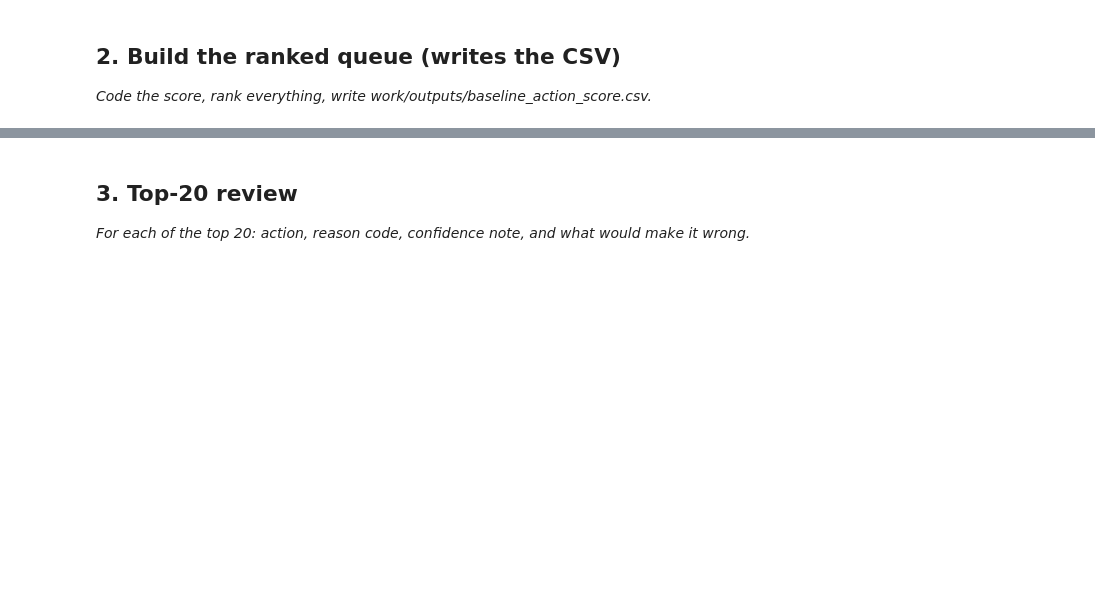
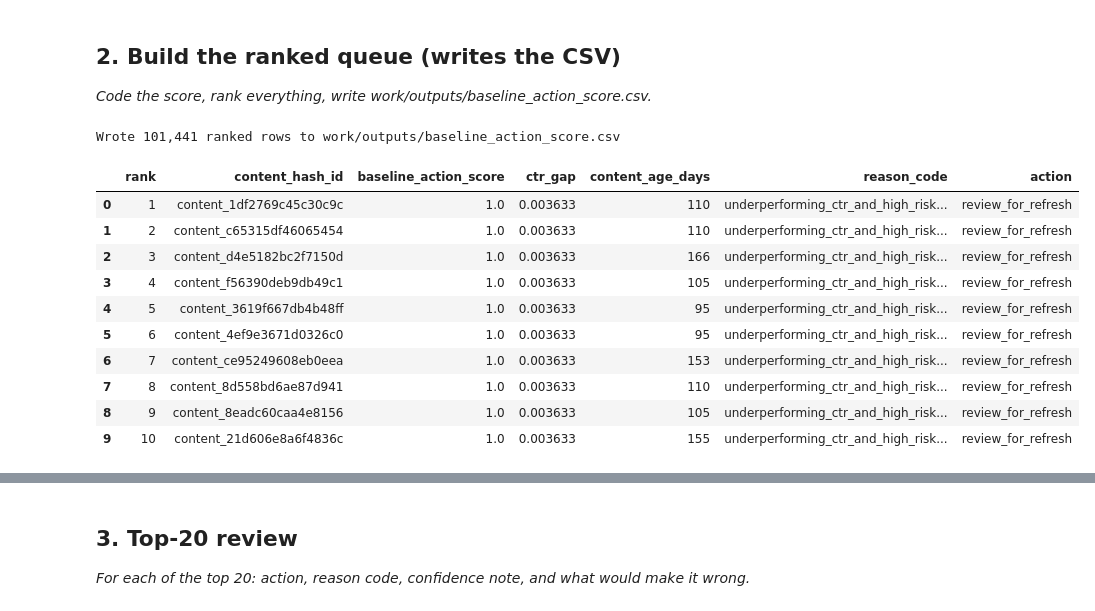
Before and after one commit to madaraf/Flyrank-intership-machine_learning, a Jupyter notebook: work/notebooks/w04_baseline_score.ipynb, the cells around one changed output, grey strips where cells are left out. Drawn from its saved outputs; the diff is of its cells as text; code cells hidden in the pictures; blank space fills up the shorter version.

```diff
--- a/work/notebooks/w04_baseline_score.ipynb
+++ b/work/notebooks/w04_baseline_score.ipynb
@@ -8,0 +31,9 @@ This skeleton is yours to fill. Work the sections **in order** — each one has
+# %%
+# Feature month (March 2026)
+MONTH = f"read_parquet('{REL}/fact_content_daily_performance/month=2026-03/*.parquet')"
+
+# Outcome month (April 2026)
+APRIL = f"read_parquet('{REL}/fact_content_daily_performance/month=2026-04/*.parquet')"
+
+# Dimension table
+DIM_CONTENT = f"read_parquet('{REL}/dim_content.parquet')"
@@ -22,0 +159,67 @@ This skeleton is yours to fill. Work the sections **in order** — each one has
+# %%
+import numpy as np
+import os
+
+# 1. Map Position to Expected CTR (Signal 1)
+def assign_pos_bucket(pos):
+    if pos <= 3: return 'top_3'
+    elif pos <= 10: return 'page_1'
+    elif pos <= 20: return 'page_2'
+    else: return 'beyond_page_2'
+
+features_df['position_bucket'] = features_df['avg_position_month'].apply(assign_pos_bucket)
+expected_ctr_map = features_df.groupby('position_bucket')['ctr_month'].mean().to_dict()
+features_df['expected_ctr'] = features_df['position_bucket'].map(expected_ctr_map)
+
+# Calculate CTR Gap (Positive = underperforming its position average)
+features_df['ctr_gap'] = features_df['expected_ctr'] - features_df['ctr_month']
+features_df['ctr_gap_norm'] = features_df['ctr_gap'].clip(lower=0) / features_df['ctr_gap'].clip(lower=0).max()
+
+# 2. Map Age to Empirical Decline Risk (Signal 2 - Fixing the linear trap)
+def assign_age_risk(age):
+    if age <= 90: return 0.425      # fresh_0_90
+    elif age <= 180: return 0.621   # aging_91_180 (Peak Risk!)
+    elif age <= 365: return 0.562   # stale_181_365
+    else: return 0.502              # very_stale_365plus
+
+# Normalize the risk so the peak (0.621) equals 1.0
+features_df['age_risk_weight'] = features_df['content_age_days'].apply(assign_age_risk) / 0.621
+
+# 3. Combine into ONE Rule: Score = CTR Underperformance + Empirical Age Risk
+features_df['baseline_action_score'] = (
+    (0.6 * features_df['ctr_gap_norm']) +
+    (0.4 * features_df['age_risk_weight'])
+).round(4)
+
+# 4. ONE Reason Code, ONE Action Label
+features_df['reason_code'] = 'underperforming_ctr_and_high_risk_age'
+threshold = features_df['baseline_action_score'].quantile(0.8)
+features_df['action'] = np.where(
+    features_df['baseline_action_score'] >= threshold,
+    'review_for_refresh',
+    'monitor'
+)
+
+# 5. Rank and write to CSV
+queue = features_df.sort_values('baseline_action_score', ascending=False).reset_index(drop=True)
+queue['rank'] = queue.index + 1
+
+os.makedirs("work/outputs", exist_ok=True)
+out_cols = ['rank', 'content_hash_id', 'baseline_action_score', 'reason_code', 'action']
+queue[out_cols].to_csv("work/outputs/baseline_action_score.csv", index=False)
+
+print(f"Wrote {len(queue):,} ranked rows to work/outputs/baseline_action_score.csv")
+queue[['rank', 'content_hash_id', 'baseline_action_score', 'ctr_gap', 'content_age_days', 'reason_code', 'action']].head(10)
+# %% [output]
+Wrote 101,441 ranked rows to work/outputs/baseline_action_score.csv
+|  | rank | content_hash_id | baseline_action_score | ctr_gap | content_age_days | reason_code | action |
+| 0 | 1 | content_1df2769c45c30c9c | 1.0 | 0.003633 | 110 | underperforming_ctr_and_high_risk... | review_for_refresh |
+| 1 | 2 | content_c65315df46065454 | 1.0 | 0.003633 | 110 | underperforming_ctr_and_high_risk... | review_for_refresh |
+| 2 | 3 | content_d4e5182bc2f7150d | 1.0 | 0.003633 | 166 | underperforming_ctr_and_high_risk... | review_for_refresh |
+| 3 | 4 | content_f56390deb9db49c1 | 1.0 | 0.003633 | 105 | underperforming_ctr_and_high_risk... | review_for_refresh |
+| 4 | 5 | content_3619f667db4b48ff | 1.0 | 0.003633 | 95 | underperforming_ctr_and_high_risk... | review_for_refresh |
+| 5 | 6 | content_4ef9e3671d0326c0 | 1.0 | 0.003633 | 95 | underperforming_ctr_and_high_risk... | review_for_refresh |
+| 6 | 7 | content_ce95249608eb0eea | 1.0 | 0.003633 | 153 | underperforming_ctr_and_high_risk... | review_for_refresh |
+| 7 | 8 | content_8d558bd6ae87d941 | 1.0 | 0.003633 | 110 | underperforming_ctr_and_high_risk... | review_for_refresh |
+| 8 | 9 | content_8eadc60caa4e8156 | 1.0 | 0.003633 | 105 | underperforming_ctr_and_high_risk... | review_for_refresh |
+| 9 | 10 | content_21d606e8a6f4836c | 1.0 | 0.003633 | 155 | underperforming_ctr_and_high_risk... | review_for_refresh |
```
Also changed, not shown: parts of 17 cells of this notebook.
